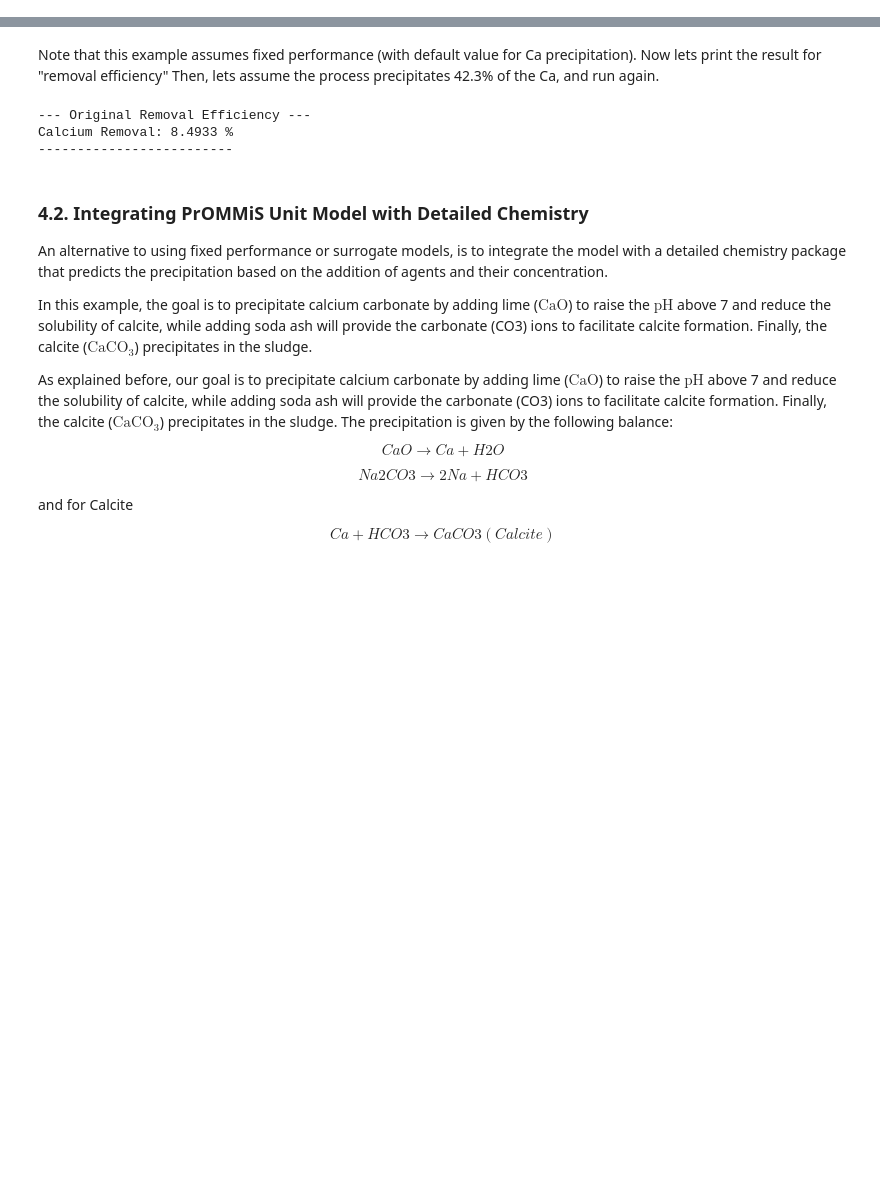
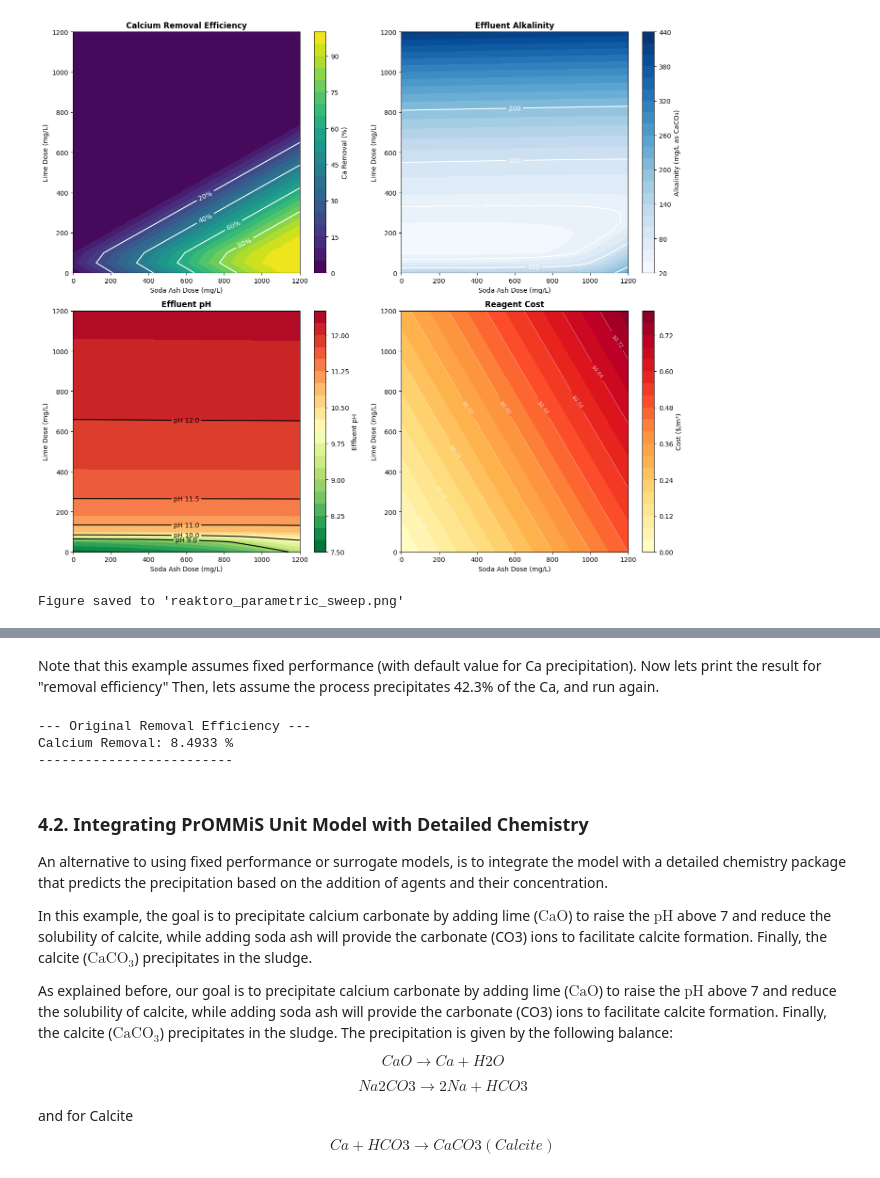
Before and after one commit to sufikaur/myfork-watertap_academy_fall_2025, a Jupyter notebook: week8/Detail_Chemistry_Model_Integration_Tutorial.ipynb, the cells around one changed output, grey strips where cells are left out. Cells and saved outputs as stored; diff of their text form; code cells hidden in the pictures; blank space fills up the shorter version.

```diff
--- a/week8/Detail_Chemistry_Model_Integration_Tutorial.ipynb
+++ b/week8/Detail_Chemistry_Model_Integration_Tutorial.ipynb
@@ -72,0 +232,16 @@ Import the core packages from [Pyomo](https://pyomo.readthedocs.io/en/stable/ind
+# %%
+# Define sweep ranges
+n_points = 25  # 25×25 = 625 evaluations
+
+lime_range = np.linspace(0, 1200, n_points)    # mg/L
+soda_range = np.linspace(0, 1200, n_points)   # mg/L
+
+# Storage arrays
+ca_removal_grid = np.zeros((n_points, n_points))
+alkalinity_grid = np.zeros((n_points, n_points))
+pH_grid = np.zeros((n_points, n_points))
+cost_grid = np.zeros((n_points, n_points))
+
+print(f"Running parametric sweep: {n_points}×{n_points} = {n_points**2} evaluations")
+print(f"Lime range:  0 - {lime_range[-1]:.0f} mg/L")
+print(f"Soda range:  0 - {soda_range[-1]:.0f} mg/L")
@@ -72,0 +294,55 @@ Import the core packages from [Pyomo](https://pyomo.readthedocs.io/en/stable/ind
+# %%
+# Create meshgrid for plotting
+SODA, LIME = np.meshgrid(soda_range, lime_range)
+
+# Create 2×2 contour plot
+fig, axes = plt.subplots(2, 2, figsize=(14, 12))
+
+# Plot 1: Ca Removal Efficiency
+ax1 = axes[0, 0]
+cf1 = ax1.contourf(SODA, LIME, ca_removal_grid, levels=20, cmap='viridis')
+cs1 = ax1.contour(SODA, LIME, ca_removal_grid, levels=[20, 40, 60, 80], colors='white', linewidths=1.5)
+ax1.clabel(cs1, inline=True, fontsize=10, fmt='%.0f%%')
+plt.colorbar(cf1, ax=ax1, label='Ca Removal (%)')
+ax1.set_xlabel('Soda Ash Dose (mg/L)')
+ax1.set_ylabel('Lime Dose (mg/L)')
+ax1.set_title('Calcium Removal Efficiency', fontweight='bold')
+
+# Plot 2: Effluent Alkalinity
+ax2 = axes[0, 1]
+cf2 = ax2.contourf(SODA, LIME, alkalinity_grid, levels=20, cmap='Blues')
+cs2 = ax2.contour(SODA, LIME, alkalinity_grid, levels=[50, 100, 200, 500], colors='white', linewidths=1.5)
+ax2.clabel(cs2, inline=True, fontsize=10, fmt='%.0f')
+plt.colorbar(cf2, ax=ax2, label='Alkalinity (mg/L as CaCO₃)')
+ax2.set_xlabel('Soda Ash Dose (mg/L)')
+ax2.set_ylabel('Lime Dose (mg/L)')
+ax2.set_title('Effluent Alkalinity', fontweight='bold')
+
+# Plot 3: Effluent pH
+ax3 = axes[1, 0]
+cf3 = ax3.contourf(SODA, LIME, pH_grid, levels=20, cmap='RdYlGn_r')
+cs3 = ax3.contour(SODA, LIME, pH_grid, levels=[9, 10, 11, 11.5, 12], colors='black', linewidths=1.5)
+ax3.clabel(cs3, inline=True, fontsize=10, fmt='pH %.1f')
+plt.colorbar(cf3, ax=ax3, label='Effluent pH')
+ax3.set_xlabel('Soda Ash Dose (mg/L)')
+ax3.set_ylabel('Lime Dose (mg/L)')
+ax3.set_title('Effluent pH', fontweight='bold')
+
+# Plot 4: Reagent Cost
+ax4 = axes[1, 1]
+cf4 = ax4.contourf(SODA, LIME, cost_grid, levels=20, cmap='YlOrRd')
+cs4 = ax4.contour(SODA, LIME, cost_grid, levels=10, colors='white', linewidths=0.5, alpha=0.7)
+ax4.clabel(cs4, inline=True, fontsize=8, fmt='$%.2f')
+plt.colorbar(cf4, ax=ax4, label='Cost ($/m³)')
+ax4.set_xlabel('Soda Ash Dose (mg/L)')
+ax4.set_ylabel('Lime Dose (mg/L)')
+ax4.set_title('Reagent Cost', fontweight='bold')
+
+plt.tight_layout()
+plt.savefig('reaktoro_parametric_sweep.png', dpi=150, bbox_inches='tight')
+plt.show()
+
+print("\nFigure saved to 'reaktoro_parametric_sweep.png'")
+# %% [output]
+[figure, added]
+Figure saved to 'reaktoro_parametric_sweep.png'
```
Also changed, not shown: parts of 27 cells of this notebook, 1 other file.
